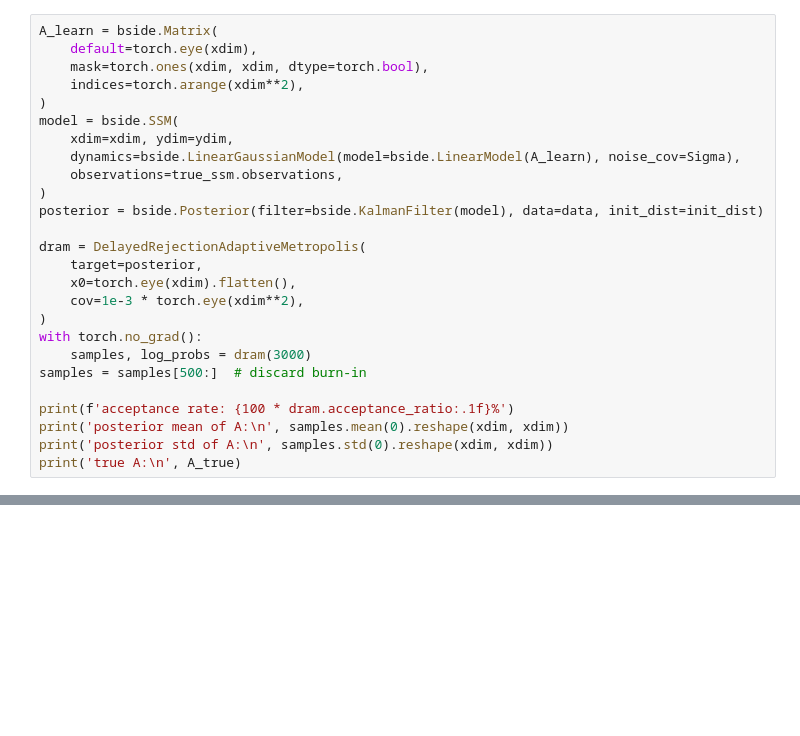
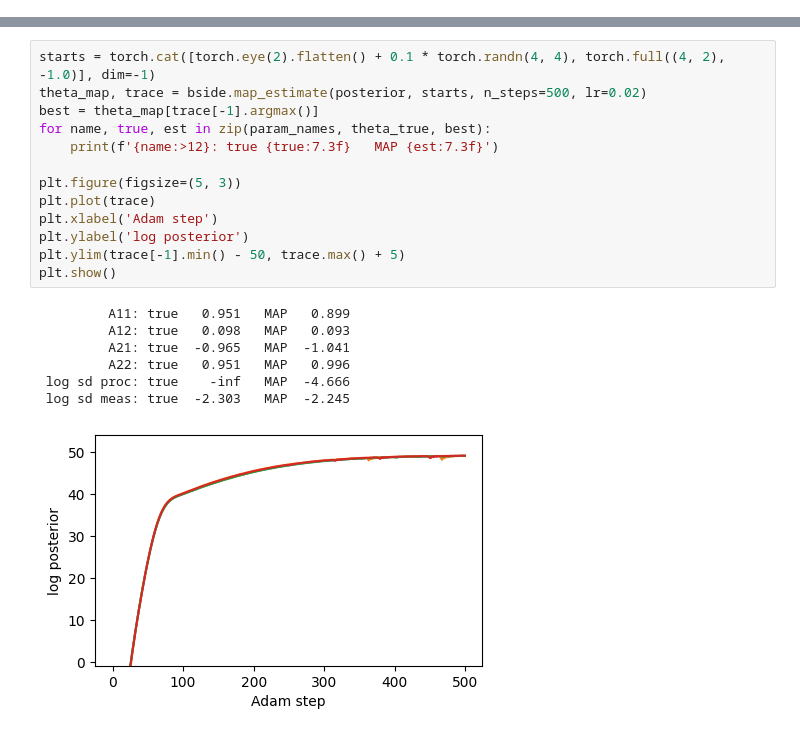
Before and after one commit to ngalioto/bside, a Jupyter notebook: examples/linear_pendulum.ipynb, the cells around one changed output, grey strips where cells are left out. Saved outputs shown, nothing was run; the diff lists cells and outputs as text; blank space fills up the shorter version.

```diff
--- a/examples/linear_pendulum.ipynb
+++ b/examples/linear_pendulum.ipynb
@@ -101,26 +105,0 @@ the sampler evaluates.
-# %%
-A_learn = bside.Matrix(
-    default=torch.eye(xdim),
-    mask=torch.ones(xdim, xdim, dtype=torch.bool),
-    indices=torch.arange(xdim**2),
-)
-model = bside.SSM(
-    xdim=xdim, ydim=ydim,
-    dynamics=bside.LinearGaussianModel(model=bside.LinearModel(A_learn), noise_cov=Sigma),
-    observations=true_ssm.observations,
-)
-posterior = bside.Posterior(filter=bside.KalmanFilter(model), data=data, init_dist=init_dist)
-
-dram = DelayedRejectionAdaptiveMetropolis(
-    target=posterior,
-    x0=torch.eye(xdim).flatten(),
-    cov=1e-3 * torch.eye(xdim**2),
-)
-with torch.no_grad():
-    samples, log_probs = dram(3000)
-samples = samples[500:]  # discard burn-in
-
-print(f'acceptance rate: {100 * dram.acceptance_ratio:.1f}%')
-print('posterior mean of A:\n', samples.mean(0).reshape(xdim, xdim))
-print('posterior std of A:\n', samples.std(0).reshape(xdim, xdim))
-print('true A:\n', A_true)
@@ -145,0 +111,21 @@ plt.show()
+# %%
+starts = torch.cat([torch.eye(2).flatten() + 0.1 * torch.randn(4, 4), torch.full((4, 2), -1.0)], dim=-1)
+theta_map, trace = bside.map_estimate(posterior, starts, n_steps=500, lr=0.02)
+best = theta_map[trace[-1].argmax()]
+for name, true, est in zip(param_names, theta_true, best):
+    print(f'{name:>12}: true {true:7.3f}   MAP {est:7.3f}')
+
+plt.figure(figsize=(5, 3))
+plt.plot(trace)
+plt.xlabel('Adam step')
+plt.ylabel('log posterior')
+plt.ylim(trace[-1].min() - 50, trace.max() + 5)
+plt.show()
+# %% [output]
+         A11: true   0.951   MAP   0.899
+         A12: true   0.098   MAP   0.093
+         A21: true  -0.965   MAP  -1.041
+         A22: true   0.951   MAP   0.996
+ log sd proc: true    -inf   MAP  -4.666
+ log sd meas: true  -2.303   MAP  -2.245
+[figure, added]
```
Also changed, not shown: parts of 19 cells of this notebook, 25 other files.
